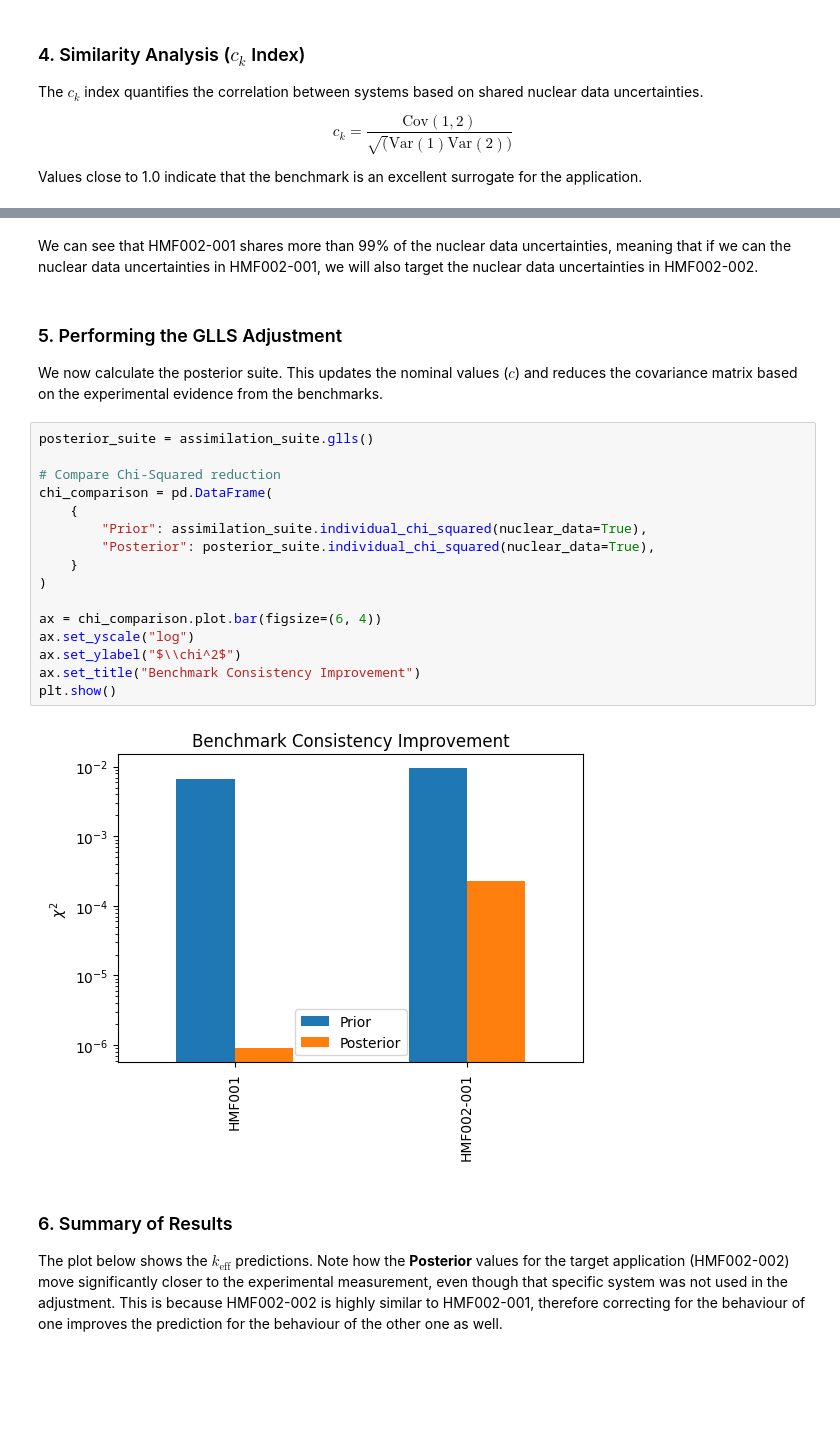
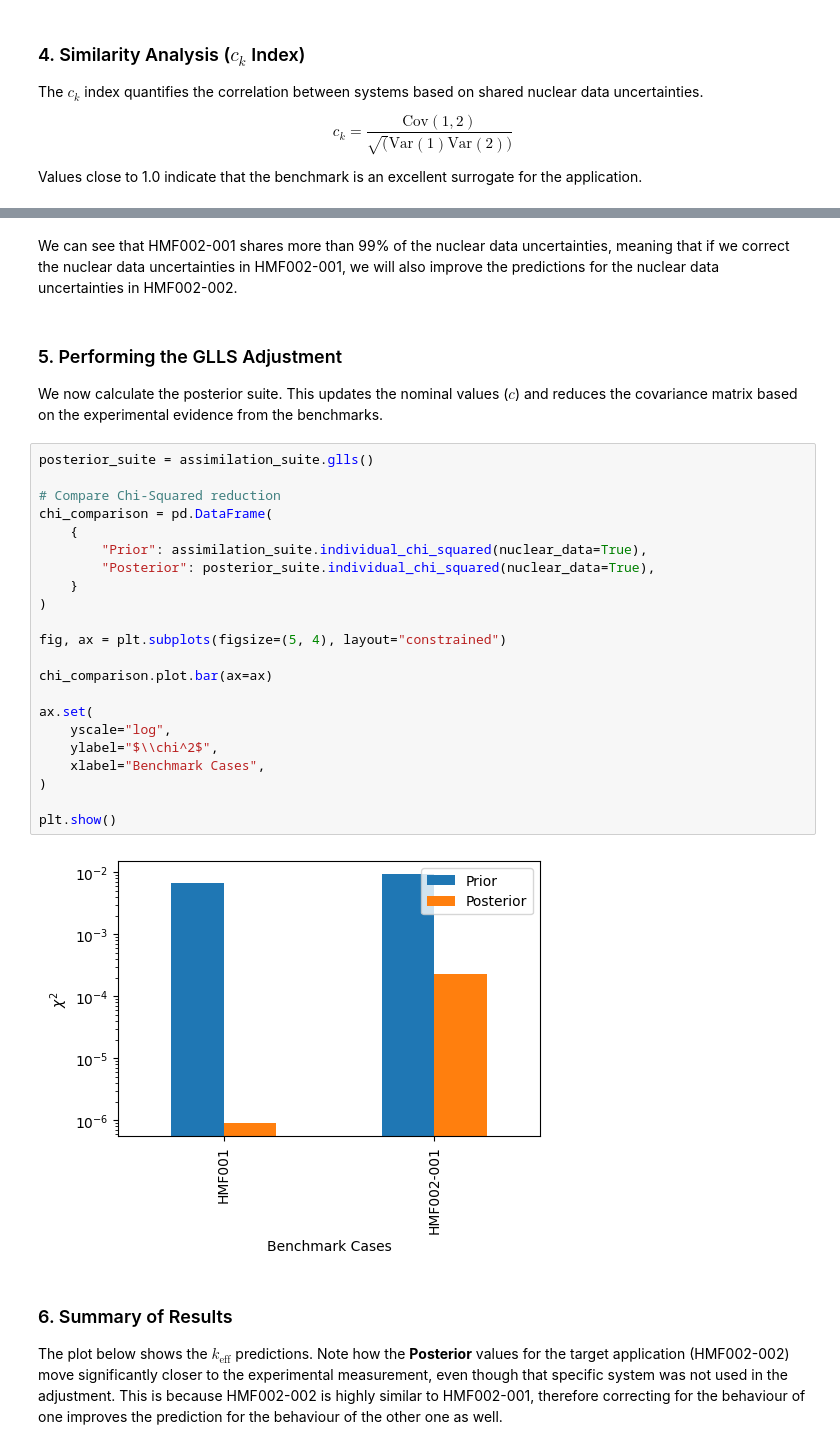
Before and after one commit to daan1392/andalus, a Jupyter notebook: examples/least_squares_adjustment.ipynb, the cells around one changed output, grey strips where cells are left out. Cells and saved outputs as stored; diff of their text form; blank space fills up the shorter version.

```diff
--- a/examples/least_squares_adjustment.ipynb
+++ b/examples/least_squares_adjustment.ipynb
@@ -83,28 +90,34 @@ HMF001       8.61173e-01
 HMF002-001   9.99814e-01
 Name: HMF002-002, dtype: float64
 # %% [markdown]
-We can see that HMF002-001 shares more than 99% of the nuclear data uncertainties, meaning that if we can the nuclear data uncertainties in HMF002-001, we will also target the nuclear data uncertainties in HMF002-002.
+We can see that HMF002-001 shares more than 99% of the nuclear data uncertainties, meaning that if we correct the nuclear data uncertainties in HMF002-001, we will also improve the predictions for the nuclear data uncertainties in HMF002-002.
 # %% [markdown]
 ### 5. Performing the GLLS Adjustment
 We now calculate the posterior suite. This updates the nominal values ($c$) and reduces the covariance matrix based on the experimental evidence from the benchmarks.
 # %%
 posterior_suite = assimilation_suite.glls()
 
 # Compare Chi-Squared reduction
 chi_comparison = pd.DataFrame(
     {
         "Prior": assimilation_suite.individual_chi_squared(nuclear_data=True),
         "Posterior": posterior_suite.individual_chi_squared(nuclear_data=True),
     }
 )
 
-ax = chi_comparison.plot.bar(figsize=(6, 4))
-ax.set_yscale("log")
-ax.set_ylabel("$\\chi^2$")
-ax.set_title("Benchmark Consistency Improvement")
+fig, ax = plt.subplots(figsize=(5, 4), layout="constrained")
+
+chi_comparison.plot.bar(ax=ax)
+
+ax.set(
+    yscale="log",
+    ylabel="$\\chi^2$",
+    xlabel="Benchmark Cases",
+)
+
 plt.show()
 # %% [output]
-[figure, old version]
+[figure, new version]
 # %% [markdown]
 ### 6. Summary of Results
 The plot below shows the $k_{\text{eff}}$ predictions. Note how the **Posterior** values for the target application (HMF002-002) move significantly closer to the experimental measurement, even though that specific system was not used in the adjustment. This is because HMF002-002 is highly similar to HMF002-001, therefore correcting for the behaviour of one improves the prediction for the behaviour of the other one as well.
```
Also changed, not shown: parts of 6 cells of this notebook, 2 other files.
